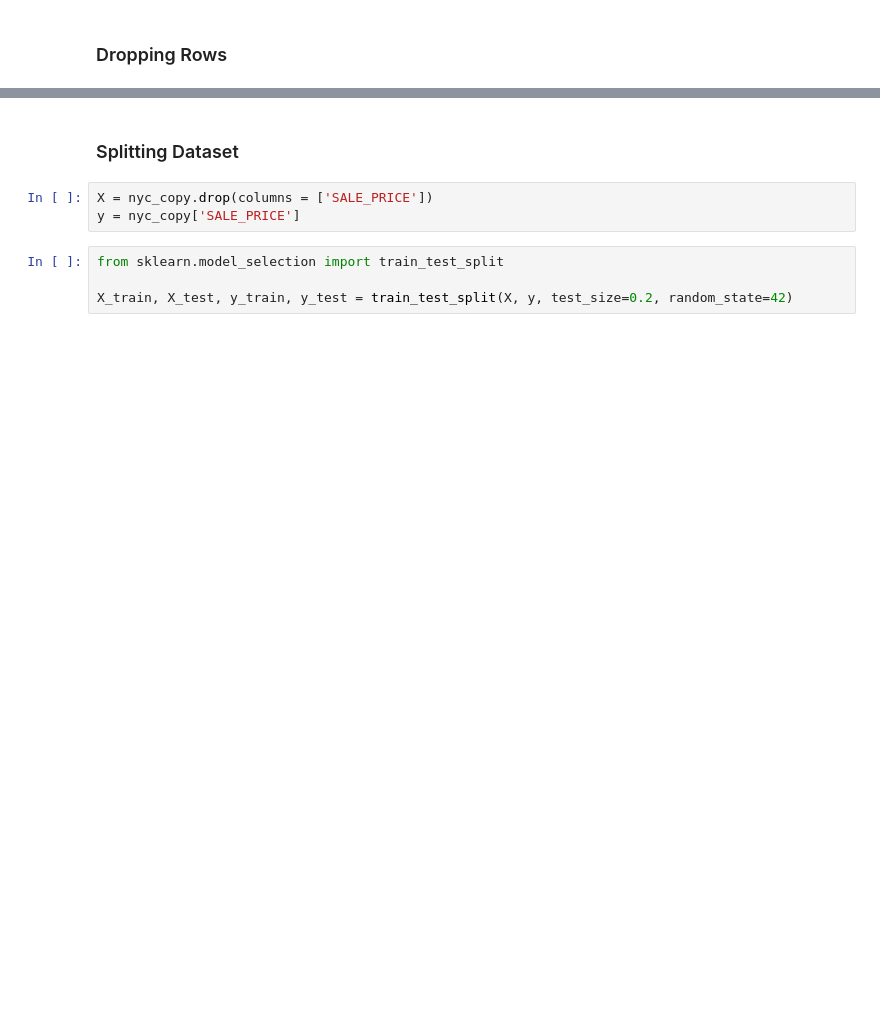
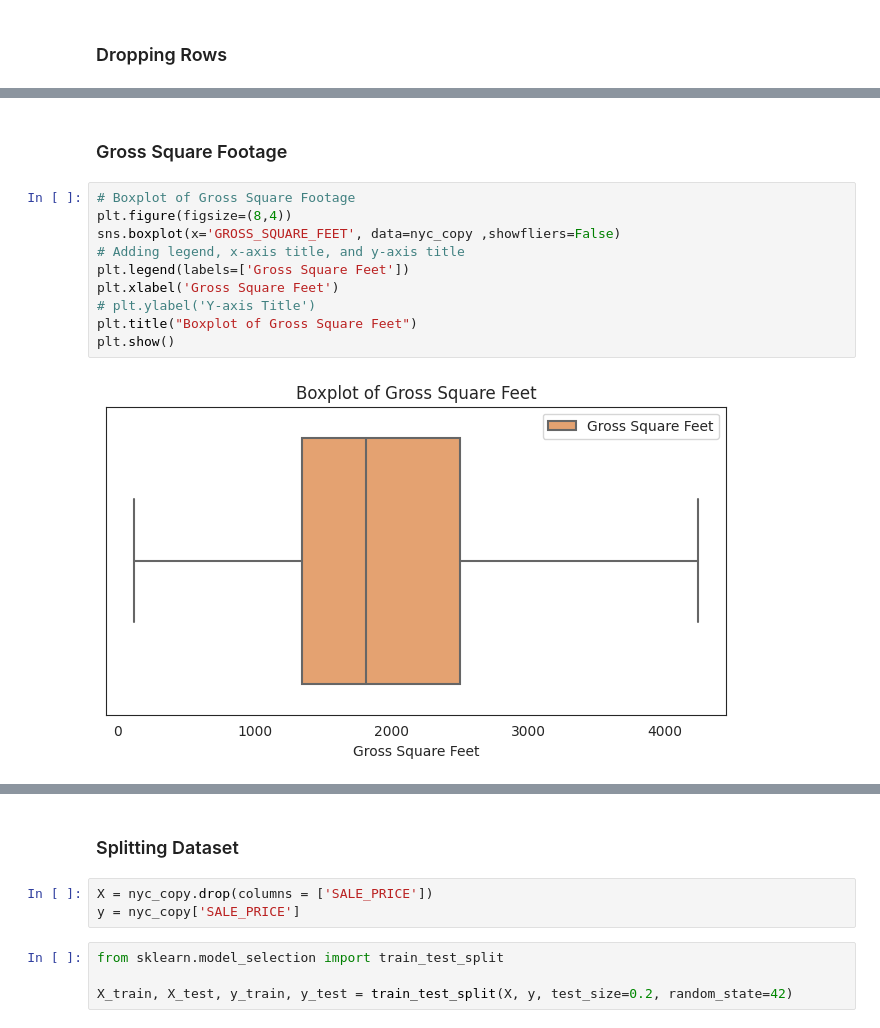
Before and after one commit to eshentong/NYC-HousingPricePrediction, a Jupyter notebook: BA810_NYC_Propertiesipynb.ipynb, the cells around one changed output, grey strips where cells are left out. Drawn from its saved outputs; the diff is of its cells as text; blank space fills up the shorter version.

```diff
--- a/BA810_NYC_Propertiesipynb.ipynb
+++ b/BA810_NYC_Propertiesipynb.ipynb
@@ -561,0 +541,14 @@ See the caveats in the documentation: https://pandas.pydata.org/pandas-docs/stab
+# %% [markdown]
+### Gross Square Footage
+# %%
+# Boxplot of Gross Square Footage
+plt.figure(figsize=(8,4))
+sns.boxplot(x='GROSS_SQUARE_FEET', data=nyc_copy ,showfliers=False)
+# Adding legend, x-axis title, and y-axis title
+plt.legend(labels=['Gross Square Feet'])
+plt.xlabel('Gross Square Feet')
+# plt.ylabel('Y-axis Title')
+plt.title("Boxplot of Gross Square Feet")
+plt.show()
+# %% [output]
+[figure, added]
```
Also changed, not shown: parts of 24 cells of this notebook.
